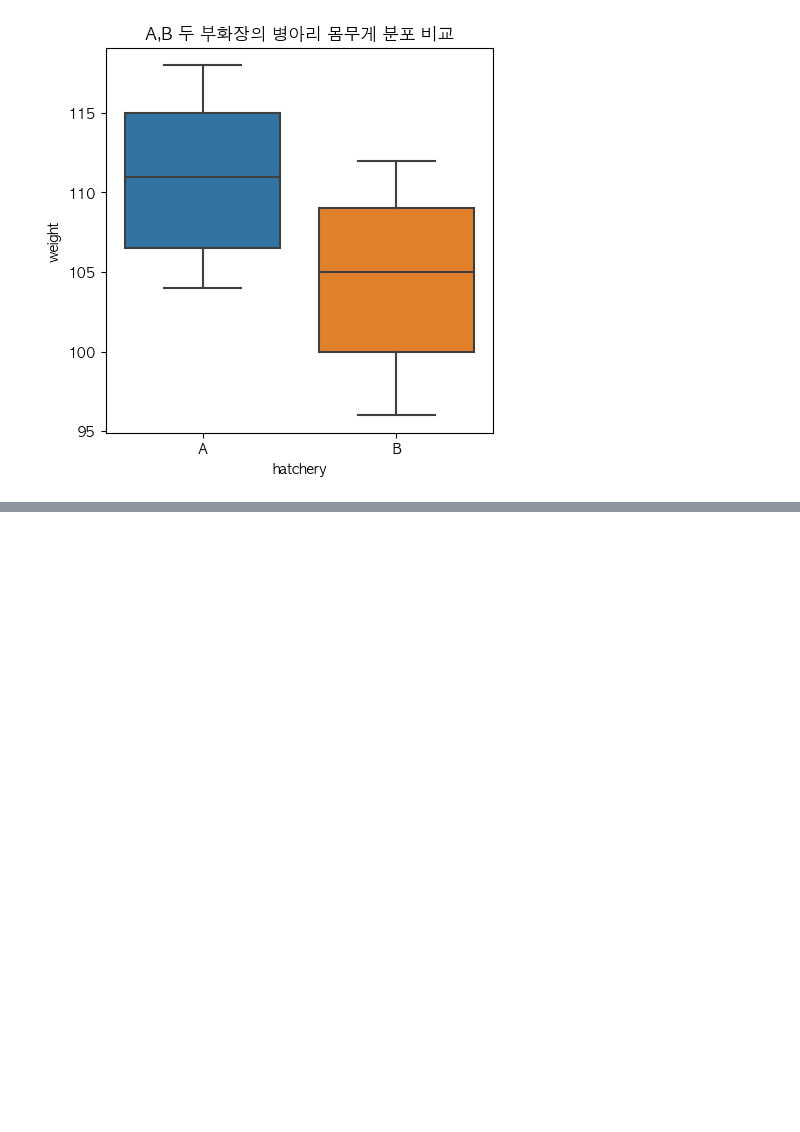
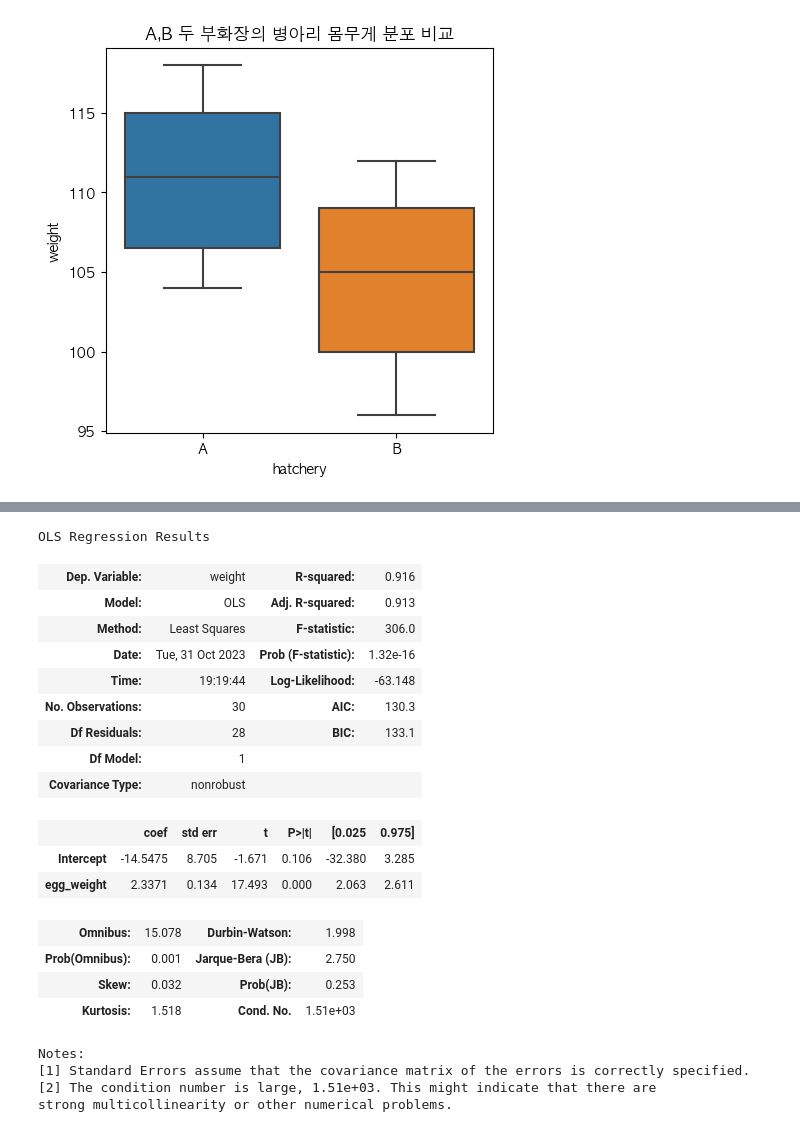
Before and after one commit to hyejinbeck/Chick-Growth, a Jupyter notebook: Analysis.ipynb, the cells around one changed output, grey strips where cells are left out. Cells and saved outputs as stored; diff of their text form; code cells hidden in the pictures; blank space fills up the shorter version.

Commit message:
5.1 단순성형 회귀분석

```diff
--- a/Analysis.ipynb
+++ b/Analysis.ipynb
@@ -346,0 +562,44 @@ plt.show()
+# %%
+#################################################### 단순선형 회귀분석
+
+# 종속변수 y(1개)와 독립변수 x(1개) 의 관계성 수식화
+# 제일 강한 양의 상관관계 : weight 과 egg_weight
+# 여기서 y 를 weight으로, x 를 egg_weight 으로 두고 진행하겠습니다.
+
+########################## 회귀분석 수행 위한 모듈 불러오기 --> smf 약어로 지칭
+
+import statsmodels.formula.api as smf
+
+########################## x - y 단순 선형 회귀모델 구축 (  egg_weight - weight  )
+
+model_lm = smf.ols(formula = 'weight ~ egg_weight', data = w_n )
+
+########################## 모델 학습
+
+result_lm = model_lm.fit()
+
+########################## 모델 결과 확인
+
+result_lm.summary()
+# %% [output]
+OLS Regression Results
+| Dep. Variable: | weight | R-squared: | 0.916 |
+| Model: | OLS | Adj. R-squared: | 0.913 |
+| Method: | Least Squares | F-statistic: | 306.0 |
+| Date: | Tue, 31 Oct 2023 | Prob (F-statistic): | 1.32e-16 |
+| Time: | 19:19:44 | Log-Likelihood: | -63.148 |
+| No. Observations: | 30 | AIC: | 130.3 |
+| Df Residuals: | 28 | BIC: | 133.1 |
+| Df Model: | 1 |  |  |
+| Covariance Type: | nonrobust |  |  |
+|  | coef | std err | t | P>|t| | [0.025 | 0.975] |
+| Intercept | -14.5475 | 8.705 | -1.671 | 0.106 | -32.380 | 3.285 |
+| egg_weight | 2.3371 | 0.134 | 17.493 | 0.000 | 2.063 | 2.611 |
+| Omnibus: | 15.078 | Durbin-Watson: | 1.998 |
+| Prob(Omnibus): | 0.001 | Jarque-Bera (JB): | 2.750 |
+| Skew: | 0.032 | Prob(JB): | 0.253 |
+| Kurtosis: | 1.518 | Cond. No. | 1.51e+03 |
+Notes:
+[1] Standard Errors assume that the covariance matrix of the errors is correctly specified.
+[2] The condition number is large, 1.51e+03. This might indicate that there are
+strong multicollinearity or other numerical problems.
```
Also changed, not shown: parts of 27 cells of this notebook, 1 other file.
